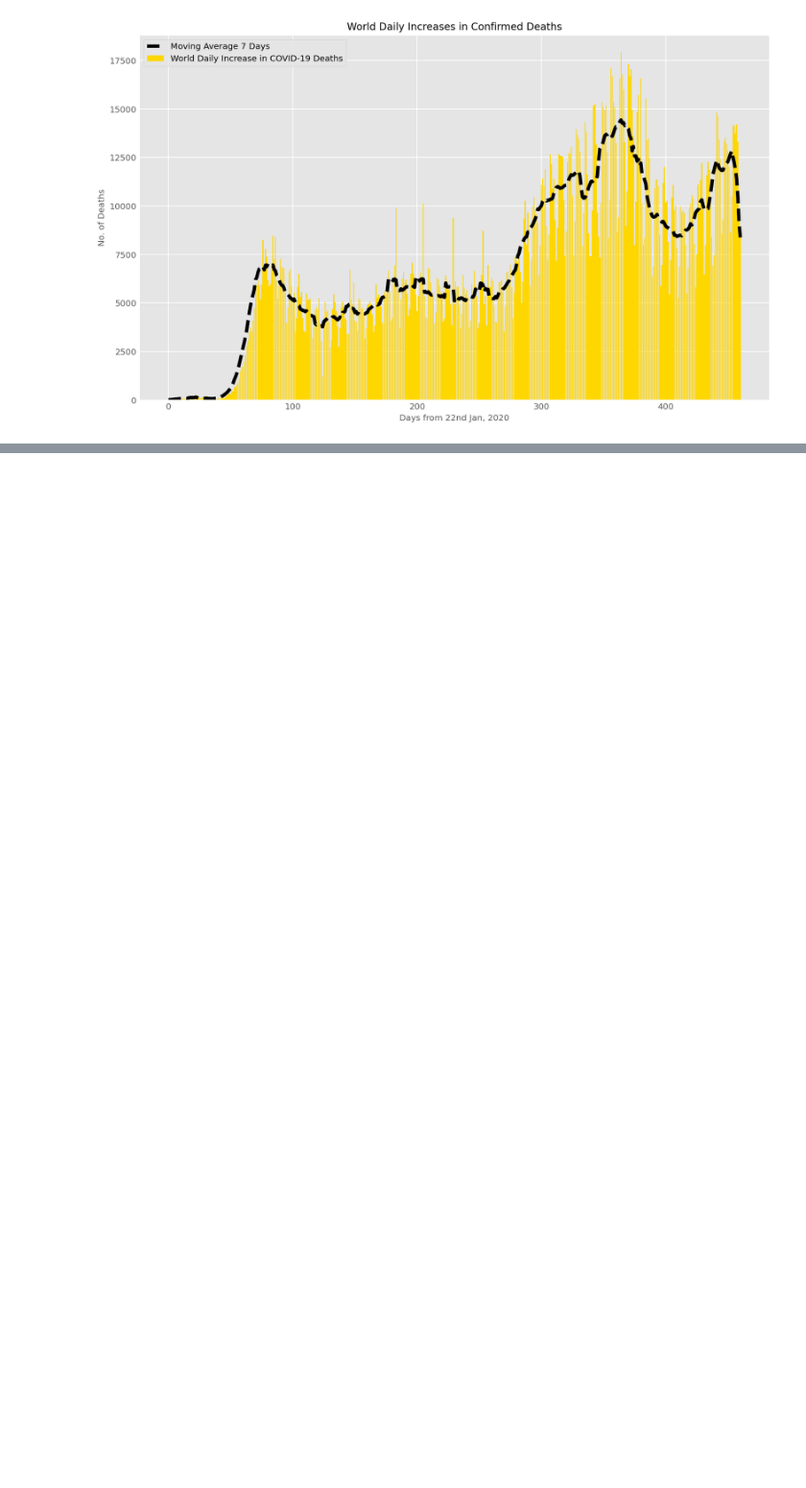
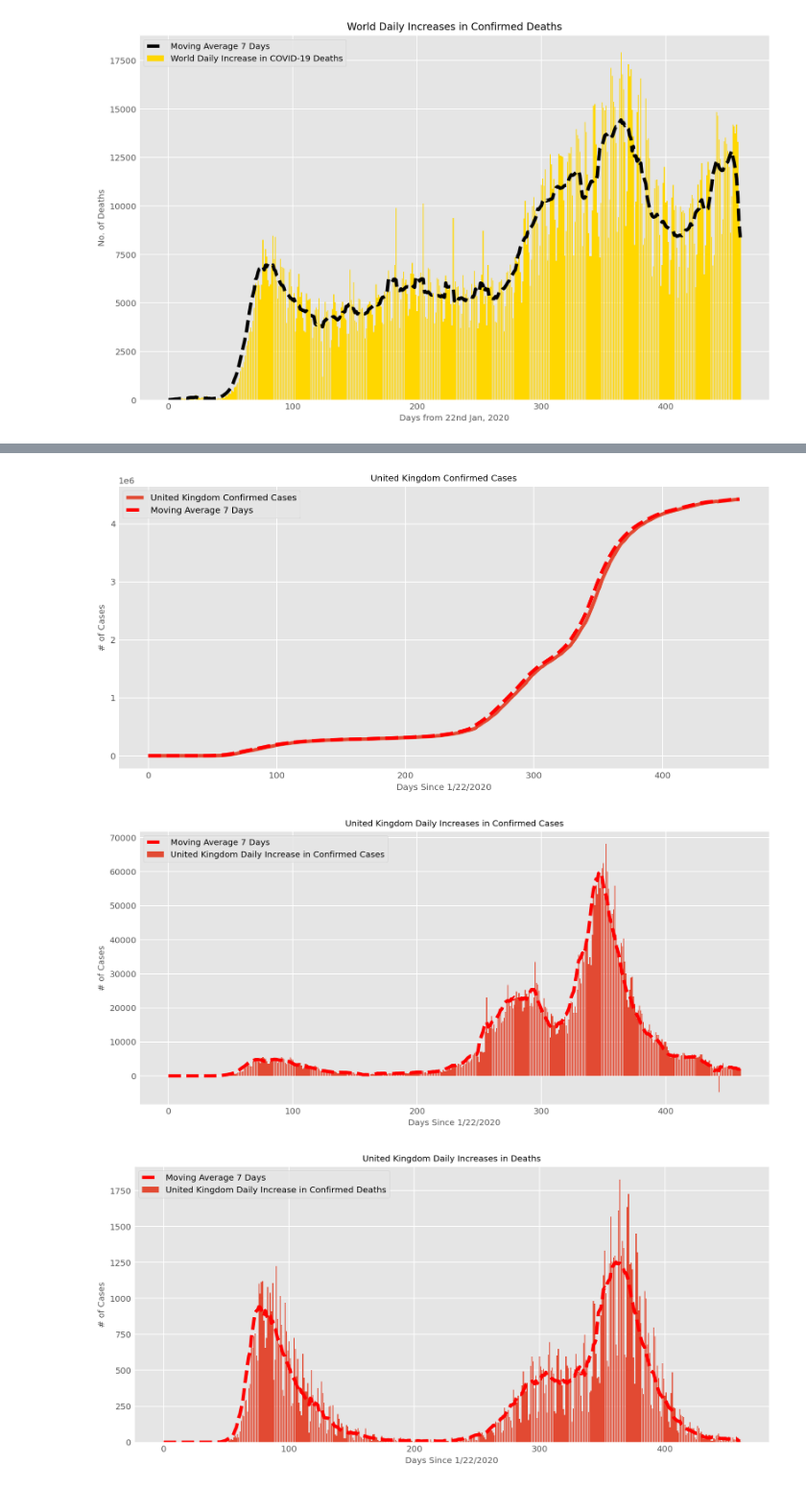
Before and after one commit to mrunallll/COVID-19-Visualizations, a Jupyter notebook: COVID_19_Modelling.ipynb, the cells around one changed output, grey strips where cells are left out. Shown at 96% size. Drawn from its saved outputs; the diff is of its cells as text; code cells hidden in the pictures; blank space fills up the shorter version.

```diff
--- a/COVID_19_Modelling.ipynb
+++ b/COVID_19_Modelling.ipynb
@@ -242,0 +331,9 @@ plt.show()
+# %%
+countries = ['United Kingdom']
+
+for country in countries:
+    country_visualizations(country)
+# %% [output]
+[figure, added]
+[figure, added]
+[figure, added]
```
Also changed, not shown: parts of 5 cells of this notebook.
